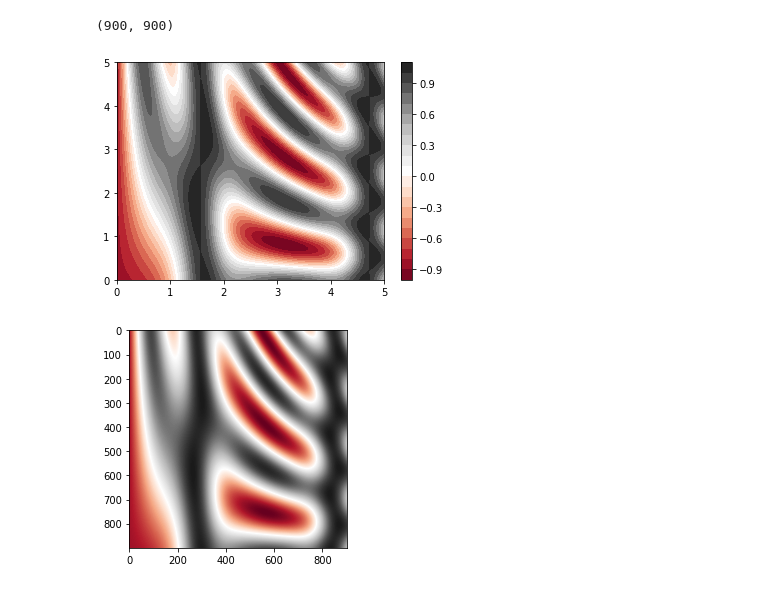
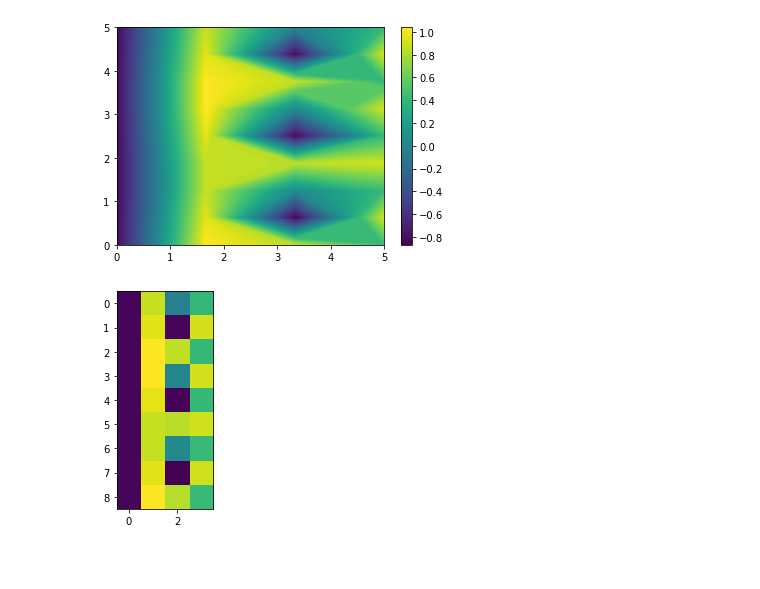
Before and after one commit to heinswift/Magnetic_Measurements_Plotting, a Jupyter notebook: playground.ipynb, the cells around one changed output. Saved outputs shown, nothing was run; the diff lists cells and outputs as text; code cells hidden in the pictures; blank space fills up the shorter version.

```diff
--- a/playground.ipynb
+++ b/playground.ipynb
@@ -6,23 +6,19 @@ import matplotlib.pyplot as plt
 def f(x, y):
     return np.sin(x) ** 10 + np.cos(10 + y * x) * np.cos(x)
 # %%
-x = np.linspace(0, 5, 900)
-y = np.linspace(0, 5, 900)
+x = np.linspace(0, 5, 4)
+y = np.linspace(0, 5, 9)
 
 X, Y = np.meshgrid(x, y)
 Z = f(X, Y)
-# %%
-Z.shape
-# %% [output]
-(900, 900)
 # %%
 fig, ax  = plt.subplots()
-plt.contourf(X, Y, Z, 20, cmap='RdGy')
+plt.contourf(X, Y, Z, 200, cmap='viridis')
 plt.colorbar()
 fig.show()
 # %% [output]
-[figure, old version]
+[figure, new version]
 # %%
-plt.imshow(Z[::-1,:], cmap="RdGy");
+plt.imshow(Z[::-1,:], cmap="viridis");
 # %% [output]
-[figure, old version]
+[figure, new version]
```
Also changed, not shown: 1 other file.
